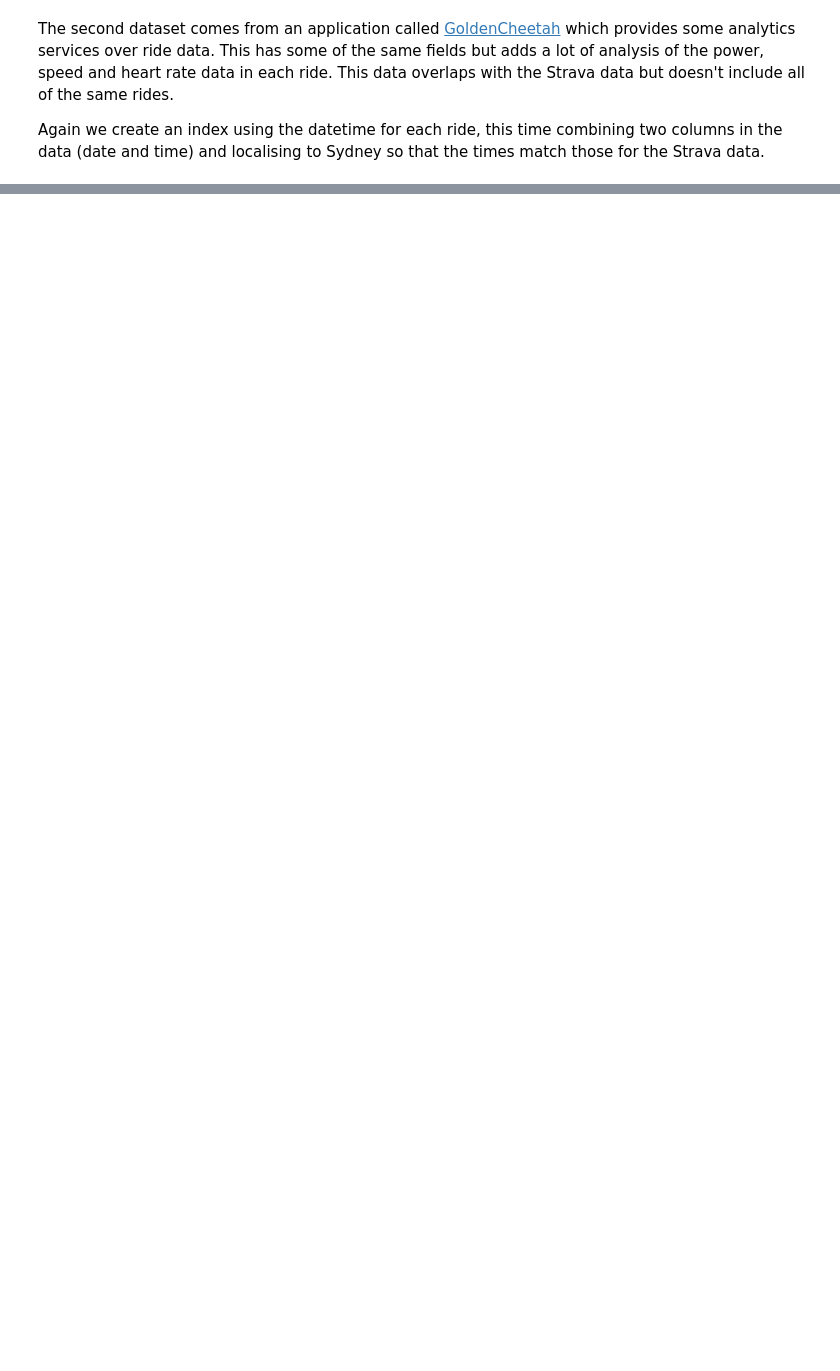
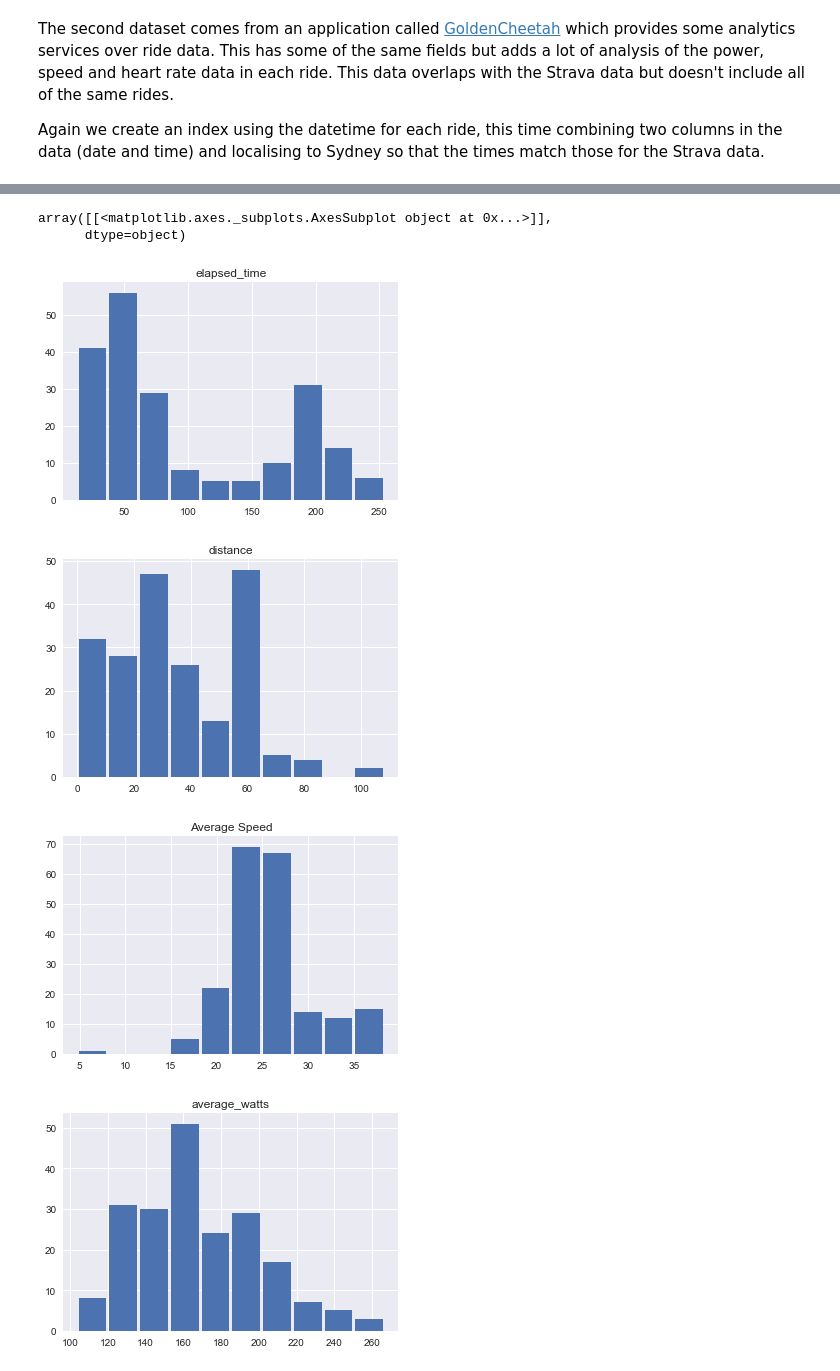
Before and after one commit to iamdraza/University-Practicals, a Jupyter notebook: Portfolio 1.ipynb, the cells around one changed output, grey strips where cells are left out. Cells and saved outputs as stored; diff of their text form; code cells hidden in the pictures; blank space fills up the shorter version.

```diff
--- a/Portfolio 1.ipynb
+++ b/Portfolio 1.ipynb
@@ -390,0 +61,3 @@ sns.pairplot(ndf6)
+# %%
+combined_dataframe = strava.join(cheetah, how='inner')
+combined_dataframe.head()
@@ -390,0 +76,3 @@ sns.pairplot(ndf6)
+# %%
+remove_rides=combined_dataframe[combined_dataframe.device_watts==1]
+remove_rides
@@ -390,0 +95,3 @@ sns.pairplot(ndf6)
+# %%
+var_relations = remove_rides[['elapsed_time','distance','Average Speed','average_watts','TSS']]
+var_relations.head()
@@ -390,0 +105,13 @@ sns.pairplot(ndf6)
+# %%
+var_relations.hist(column='elapsed_time', rwidth=0.9)
+var_relations.hist(column='distance', rwidth=0.9)
+var_relations.hist(column='Average Speed', rwidth=0.9)
+var_relations.hist(column='average_watts', rwidth=0.9)
+var_relations.hist(column='TSS', rwidth=0.9)
+# %% [output]
+array([[<matplotlib.axes._subplots.AxesSubplot object at 0x...>]],
+      dtype=object)
+[figure, added]
+[figure, added]
+[figure, added]
+[figure, added]
```
Also changed, not shown: parts of 66 cells of this notebook.
